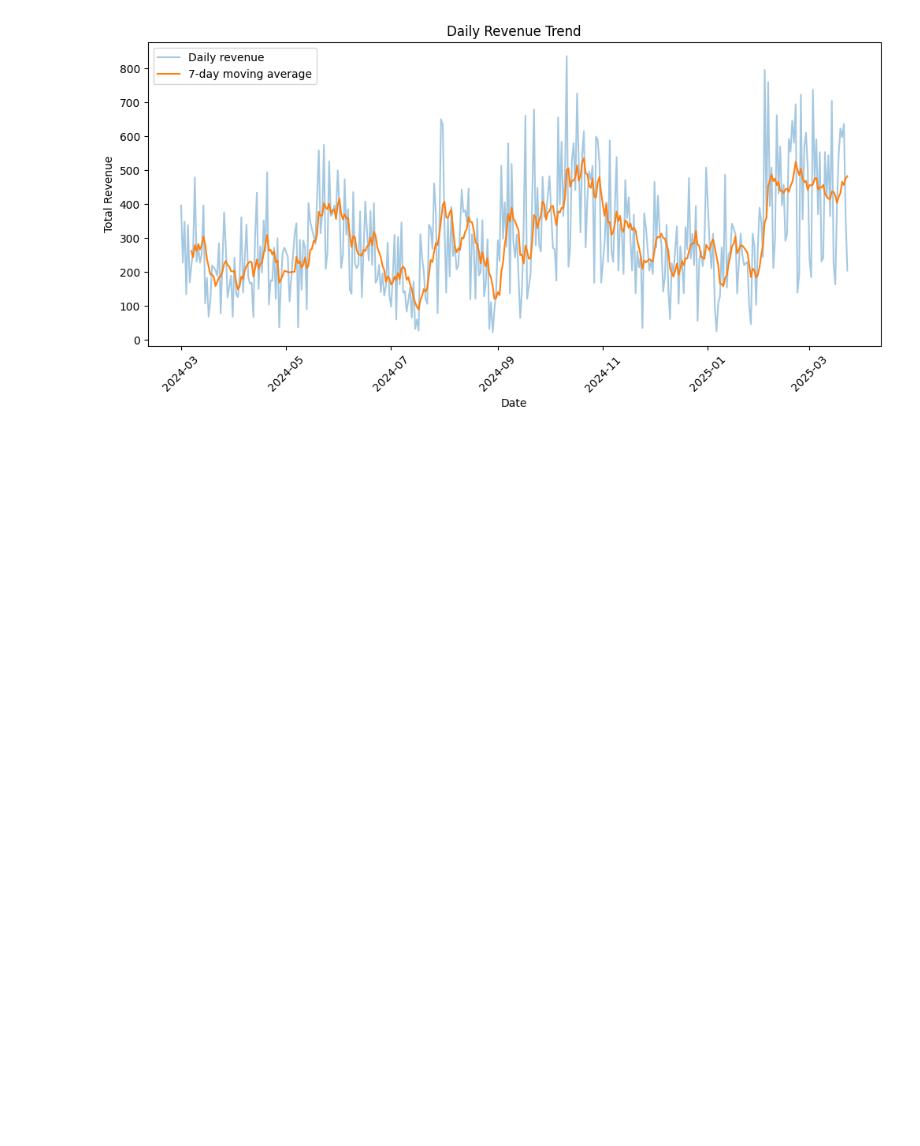
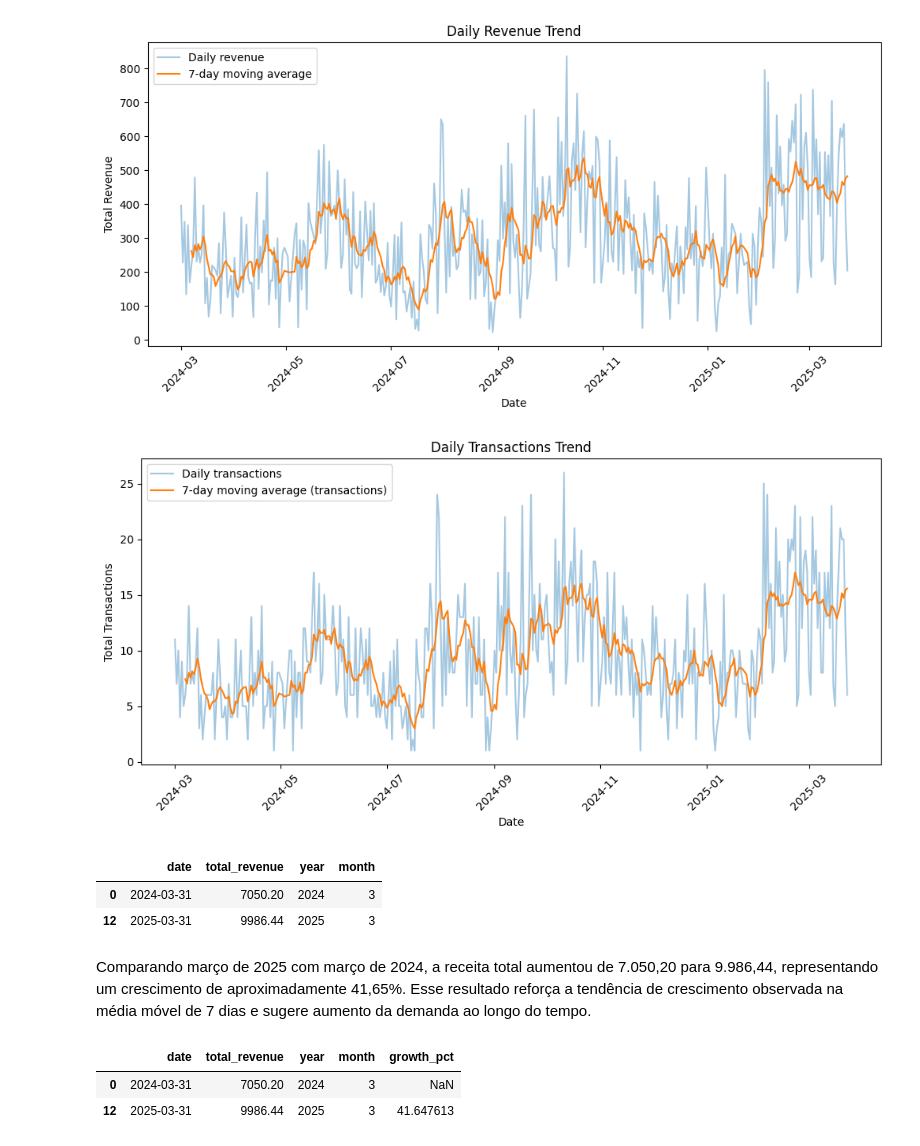
Before and after one commit to carolb146/coffee-sales-case, a Jupyter notebook: exploration/02_exploratory_data_analysis.ipynb, the cells around one changed output. Drawn from its saved outputs; the diff is of its cells as text; code cells hidden in the pictures; blank space fills up the shorter version.

Commit message:
🚧 wip: atualiza notebooks, inicio da etapa de modelagem e configura módulos para visualização

```diff
--- a/exploration/02_exploratory_data_analysis.ipynb
+++ b/exploration/02_exploratory_data_analysis.ipynb
@@ -123,3 +193,45 @@ plt.xticks(rotation=45)
 plt.show()
 # %% [output]
 [figure]
+# %%
+daily_sales["transactions_7d_avg"] = daily_sales["total_transactions"].rolling(7).mean()
+
+plt.figure(figsize=(12, 5))
+plt.plot(daily_sales["date"], daily_sales["total_transactions"], alpha=0.4, label="Daily transactions")
+plt.plot(daily_sales["date"], daily_sales["transactions_7d_avg"], label="7-day moving average (transactions)")
+
+plt.title("Daily Transactions Trend")
+plt.xlabel("Date")
+plt.ylabel("Total Transactions")
+plt.legend()
+plt.xticks(rotation=45)
+plt.show()
+# %% [output]
+[figure, added]
+# %%
+monthly_sales = (
+    df.groupby(pd.Grouper(key="date", freq="M"))
+      .agg(total_revenue=("money", "sum"))
+      .reset_index()
+)
+
+monthly_sales["year"] = monthly_sales["date"].dt.year
+monthly_sales["month"] = monthly_sales["date"].dt.month
+
+monthly_sales[monthly_sales["month"] == 3]
+# %% [output]
+|  | date | total_revenue | year | month |
+| 0 | 2024-03-31 | 7050.20 | 2024 | 3 |
+| 12 | 2025-03-31 | 9986.44 | 2025 | 3 |
+# %% [markdown]
+Comparando março de 2025 com março de 2024, a receita total aumentou de 7.050,20 para 9.986,44, representando um crescimento de aproximadamente 41,65%. Esse resultado reforça a tendência de crescimento observada na média móvel de 7 dias e sugere aumento da demanda ao longo do tempo.
+# %%
+march_sales = monthly_sales[monthly_sales["month"] == 3]
+march_sales = march_sales.sort_values("date")
+march_sales["growth_pct"] = march_sales["total_revenue"].pct_change() * 100
+
+march_sales
+# %% [output]
+|  | date | total_revenue | year | month | growth_pct |
+| 0 | 2024-03-31 | 7050.20 | 2024 | 3 | NaN |
+| 12 | 2025-03-31 | 9986.44 | 2025 | 3 | 41.647613 |
```
Also changed, not shown: parts of 34 cells of this notebook, 4 other files.
